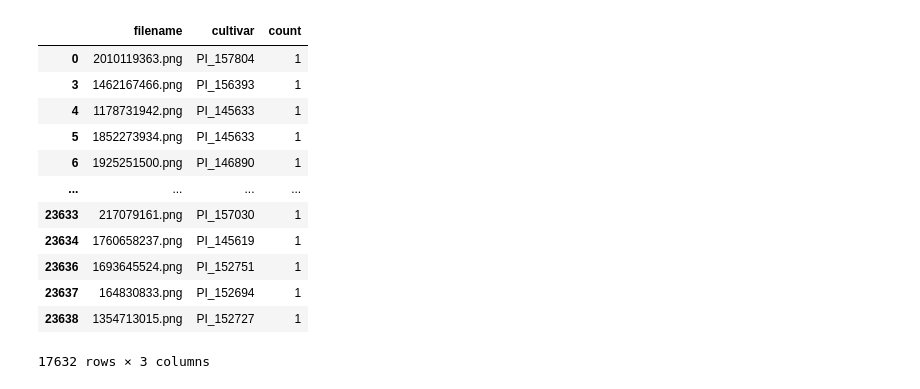
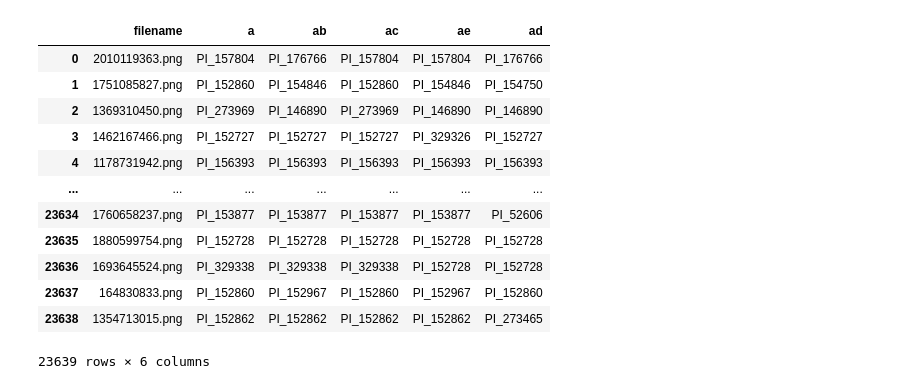
Before and after one commit to ashen007/DeepLearning-goes-deep, a Jupyter notebook: notebooks/sorghum/ensemble.ipynb, the cells around one changed output. Saved outputs shown, nothing was run; the diff lists cells and outputs as text; code cells hidden in the pictures.

```diff
--- a/notebooks/sorghum/ensemble.ipynb
+++ b/notebooks/sorghum/ensemble.ipynb
@@ -30,16 +10,0 @@ final
-# %%
-final[final['count'] == 1]
-# %% [output]
-|  | filename | cultivar | count |
-| 0 | 2010119363.png | PI_157804 | 1 |
-| 3 | 1462167466.png | PI_156393 | 1 |
-| 4 | 1178731942.png | PI_145633 | 1 |
-| 5 | 1852273934.png | PI_145633 | 1 |
-| 6 | 1925251500.png | PI_146890 | 1 |
-| ... | ... | ... | ... |
-| 23633 | 217079161.png | PI_157030 | 1 |
-| 23634 | 1760658237.png | PI_145619 | 1 |
-| 23636 | 1693645524.png | PI_152751 | 1 |
-| 23637 | 164830833.png | PI_152694 | 1 |
-| 23638 | 1354713015.png | PI_152727 | 1 |
-17632 rows × 3 columns
@@ -47,0 +11,26 @@ final[['filename', 'cultivar']].to_csv('ensemble-2.csv', index=False)
+# %%
+sub_6 = pd.read_csv('submission/10/submission_10-3rd-iter.csv')
+sub_7 = pd.read_csv('submission/10/submission_10-4th-iter.csv')
+sub_8 = pd.read_csv('submission/10/submission_11-2nd-iter.csv')
+sub_9 = pd.read_csv('submission/9/submission_10.csv')
+sub_10 = pd.read_csv('submission/10/submission_11-af-50-iter.csv')
+# %%
+merged = pd.merge(sub_6, sub_7,how='inner',on='filename')
+merged = pd.merge(merged, sub_8,how='inner',on='filename')
+merged = pd.merge(merged, sub_9,how='inner',on='filename')
+merged = pd.merge(merged, sub_10,how='inner',on='filename')
+merged
+# %% [output]
+|  | filename | a | ab | ac | ae | ad |
+| 0 | 2010119363.png | PI_157804 | PI_176766 | PI_157804 | PI_157804 | PI_176766 |
+| 1 | 1751085827.png | PI_152860 | PI_154846 | PI_152860 | PI_154846 | PI_154750 |
+| 2 | 1369310450.png | PI_273969 | PI_146890 | PI_273969 | PI_146890 | PI_146890 |
+| 3 | 1462167466.png | PI_152727 | PI_152727 | PI_152727 | PI_329326 | PI_152727 |
+| 4 | 1178731942.png | PI_156393 | PI_156393 | PI_156393 | PI_156393 | PI_156393 |
+| ... | ... | ... | ... | ... | ... | ... |
+| 23634 | 1760658237.png | PI_153877 | PI_153877 | PI_153877 | PI_153877 | PI_52606 |
+| 23635 | 1880599754.png | PI_152728 | PI_152728 | PI_152728 | PI_152728 | PI_152728 |
+| 23636 | 1693645524.png | PI_329338 | PI_329338 | PI_329338 | PI_152728 | PI_152728 |
+| 23637 | 164830833.png | PI_152860 | PI_152967 | PI_152860 | PI_152967 | PI_152860 |
+| 23638 | 1354713015.png | PI_152862 | PI_152862 | PI_152862 | PI_152862 | PI_273465 |
+23639 rows × 6 columns
```
Also changed, not shown: parts of 5 cells of this notebook, 5 other files.
